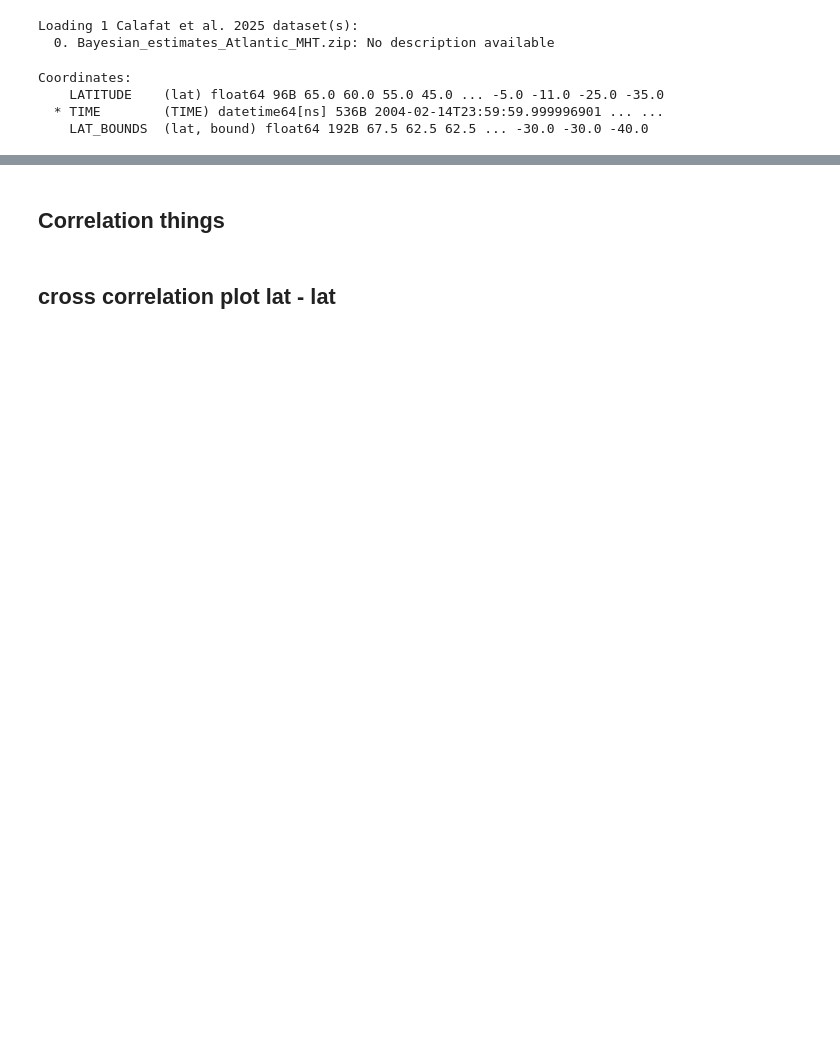
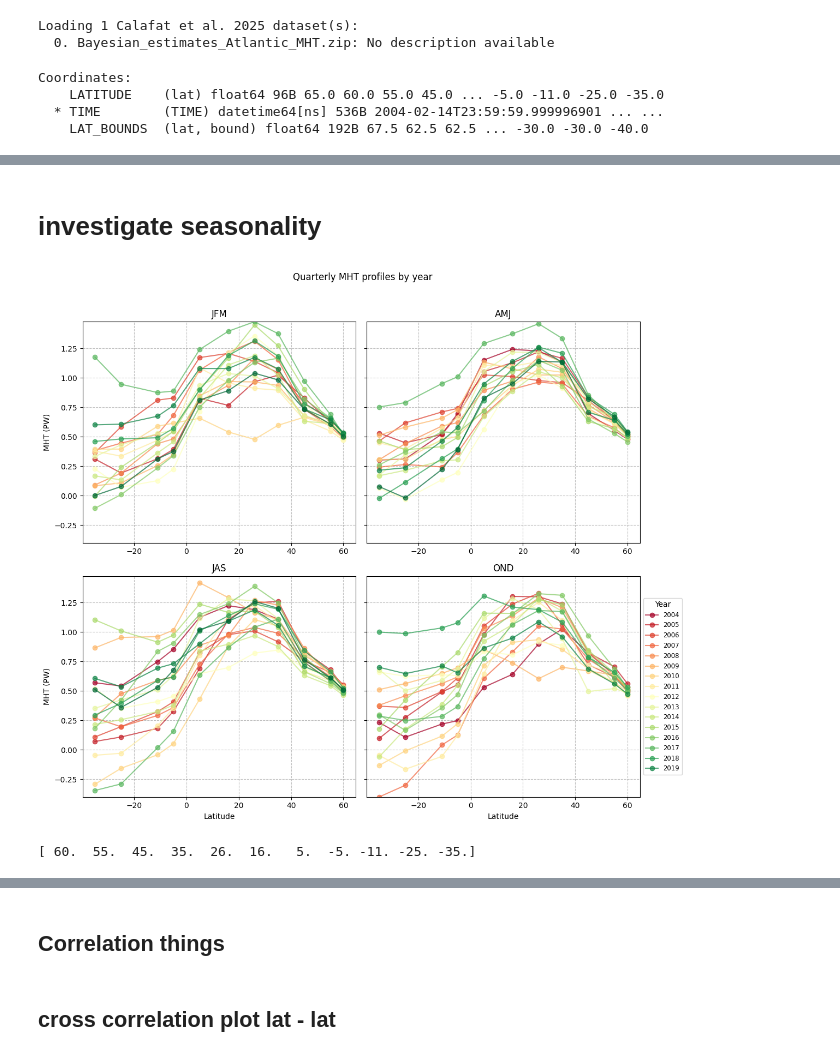
Before and after one commit to lea-dietz/masterthesis, a Jupyter notebook: coding/calafat_data.ipynb, the cells around one changed output, grey strips where cells are left out. Saved outputs shown, nothing was run; the diff lists cells and outputs as text; code cells hidden in the pictures; blank space fills up the shorter version.

```diff
--- a/coding/calafat_data.ipynb
+++ b/coding/calafat_data.ipynb
@@ -302,0 +70,73 @@ plt.show()
+# %% [markdown]
+# investigate seasonality
+# %%
+data = mht.groupby('TIME.month')
+
+quarter_labels = {2: 'JFM', 5: 'AMJ', 8: 'JAS', 11: 'OND'}
+quarter_list = list(data.groups.keys())
+# %%
+vmin = np.nanmin(mht_mean.values)
+vmax = np.nanmax(mht_mean.values)
+limit = max(abs(vmin), abs(vmax))
+# vmin = -limit #- 0.5
+# vmin  = 0
+vmax = limit #+ 0.5
+# %%
+fig, axes = plt.subplots(2, 2, figsize=(12, 10), sharey=True)
+axes = axes.flatten()
+
+# Color by year, not by timestep index
+unique_years = sorted(set(str(t.values)[:4] for t in mht.TIME))
+len_years = len(unique_years)
+# cmap = cma.fusion
+cmap = plt.cm.RdYlGn
+# cmap = mcolors.LinearSegmentedColormap.from_list('bgr', ['blue', 'green', 'red'])
+
+year_colors = {year: cmap(i / (len_years - 1)) for i, year in enumerate(unique_years)}
+# cmap = plt.cm.cubehelix_r
+# cmaplist = [cmap(i) for i in range(cmap.N)]
+# cmap = mcolors.LinearSegmentedColormap.from_list('Custom cmap', cmaplist, cmap.N)
+
+
+# year_colors = {year: cmap(i / (len_years - 1)) for i, year in enumerate(unique_years)}
+
+for ax, (month, label) in zip(axes, quarter_labels.items()):
+    # Get all timesteps for this quarter
+    data_quarter = mht_mean.where(mht_mean['TIME'].dt.month == month, drop=True)
+    # shape: (lat, TIME) — TIME here is only the timesteps for this quarter
+
+    labeled_years = set()
+    for t_idx in range(len(data_quarter.TIME)):
+        timestep = data_quarter.isel(TIME=t_idx)
+        year = str(timestep.TIME.values)[:4]
+        plot_label = year if year not in labeled_years else None
+        labeled_years.add(year)
+
+        ax.plot(mht_mean.LATITUDE.values, timestep,
+                   color=year_colors[year], label=plot_label,
+                   alpha=0.7, marker='o', linestyle='-')
+        ax.set_ylim(vmin, vmax)
+
+    ax.set_title(label)
+    ax.grid(color="gray", linestyle="--", alpha=0.5)
+
+axes[2].set_xlabel("Latitude")
+axes[3].set_xlabel("Latitude")
+axes[0].set_ylabel("MHT (PW)")
+axes[2].set_ylabel("MHT (PW)")
+axes[-1].legend(loc='center left', bbox_to_anchor=(1, 0.5), fontsize='small',
+                title='Year')
+plt.suptitle("Quarterly MHT profiles by year", y=1.02)
+plt.tight_layout()
+plt.savefig("figures/calafat_quarterly_profiles.png", dpi=300, bbox_inches='tight')
+# %% [output]
+[figure, added]
+# %%
+mht_ci.shape
+quarterly_prob = mht.groupby('TIME.month').mean(dim='TIME')
+quarterly_clim = mht_mean.groupby('TIME.month').mean(dim='TIME')
+quarterly = mht_mean.groupby('TIME.month')
+# print(quarterly_clim.sel(month=5))
+print(quarterly[5].LATITUDE.values)
+# %% [output]
+[ 60.  55.  45.  35.  26.  16.   5.  -5. -11. -25. -35.]
```
Also changed, not shown: parts of 19 cells of this notebook, 10 other files.
